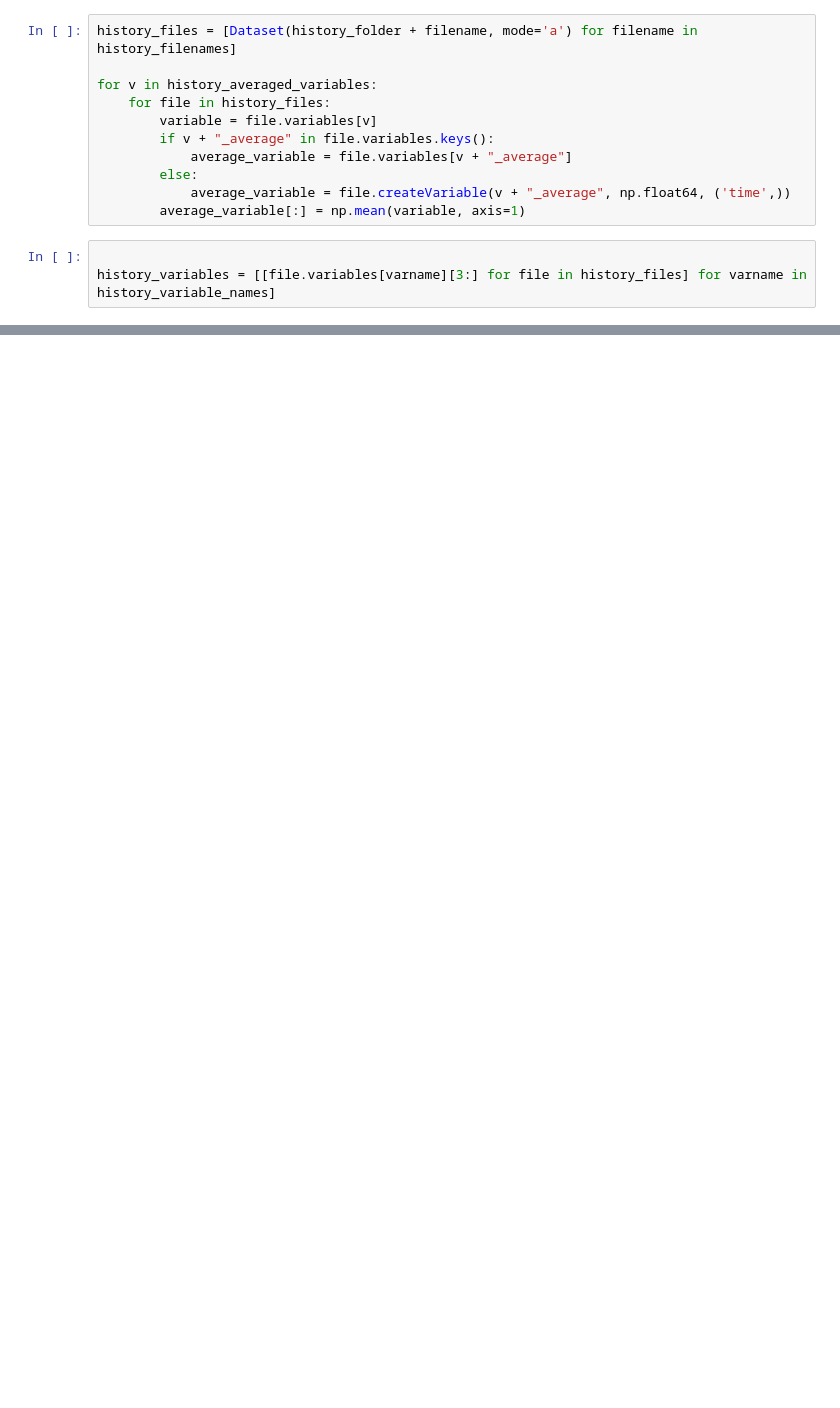
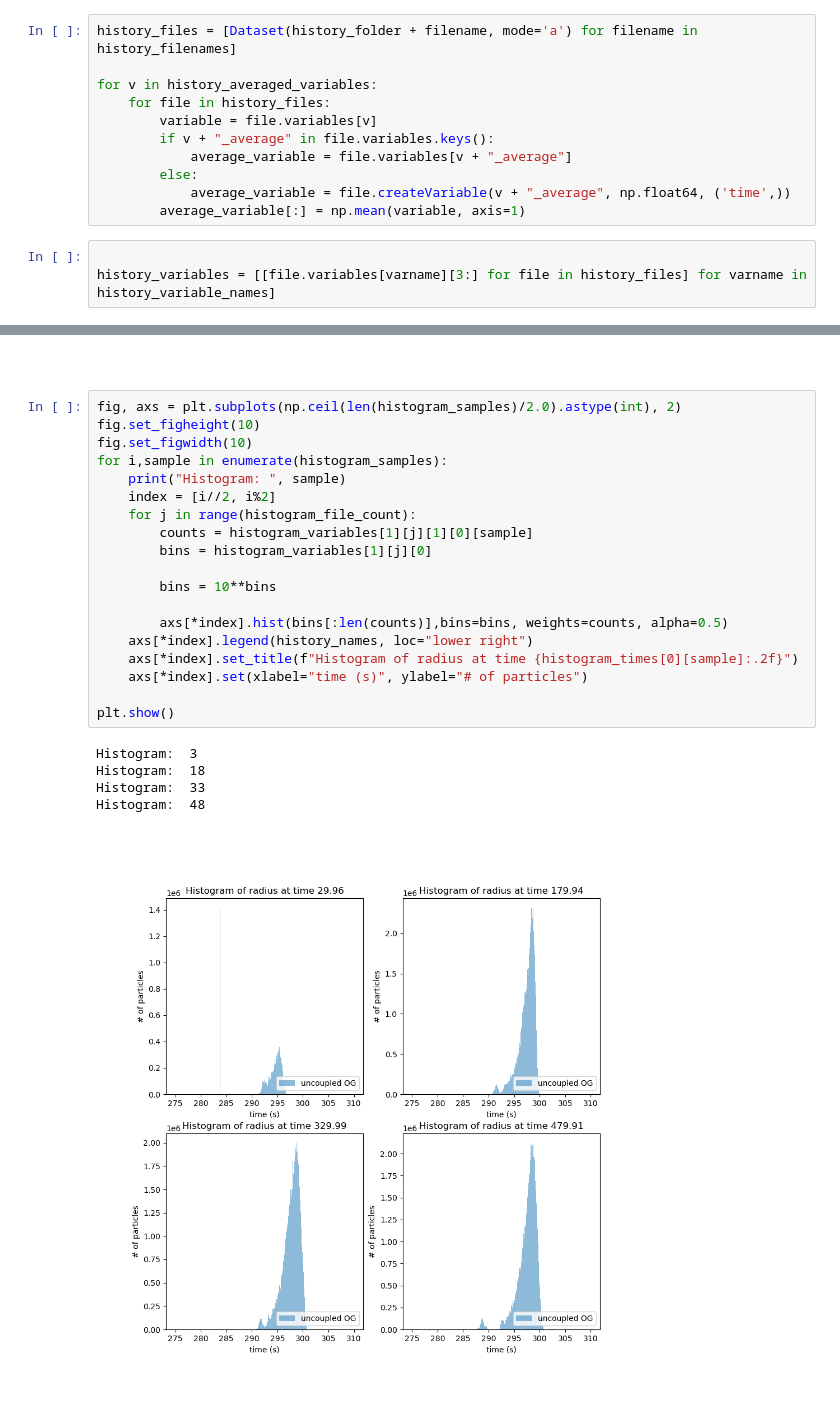
Before and after one commit to RichterLab/NTLP, a Jupyter notebook: droplet_approximation/notebooks/history_postprocessing.ipynb, the cells around one changed output, grey strips where cells are left out. Cells and saved outputs as stored; diff of their text form; blank space fills up the shorter version.

```diff
--- a/droplet_approximation/notebooks/history_postprocessing.ipynb
+++ b/droplet_approximation/notebooks/history_postprocessing.ipynb
@@ -126,0 +164,27 @@ Histogram:  0
+# %% [markdown]
+####
+# %%
+fig, axs = plt.subplots(np.ceil(len(histogram_samples)/2.0).astype(int), 2)
+fig.set_figheight(10)
+fig.set_figwidth(10)
+for i,sample in enumerate(histogram_samples):
+    print("Histogram: ", sample)
+    index = [i//2, i%2]
+    for j in range(histogram_file_count):
+        counts = histogram_variables[1][j][1][0][sample]
+        bins = histogram_variables[1][j][0]
+
+        bins = 10**bins
+
+        axs[*index].hist(bins[:len(counts)],bins=bins, weights=counts, alpha=0.5)
+    axs[*index].legend(history_names, loc="lower right")
+    axs[*index].set_title(f"Histogram of radius at time {histogram_times[0][sample]:.2f}")
+    axs[*index].set(xlabel="time (s)", ylabel="# of particles")
+
+plt.show()
+# %% [output]
+Histogram:  3
+Histogram:  18
+Histogram:  33
+Histogram:  48
+[figure, added]
```
Also changed, not shown: parts of 19 cells of this notebook, 2 other files.
